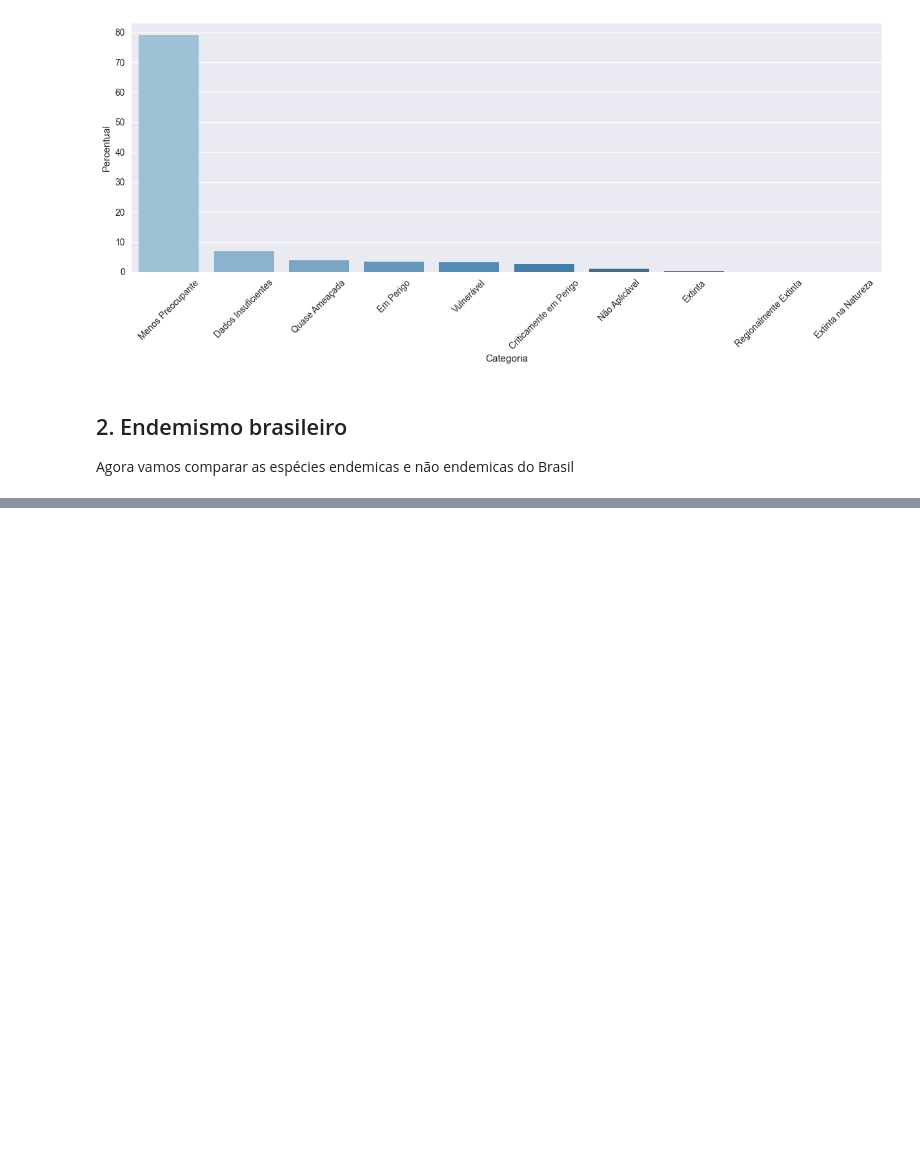
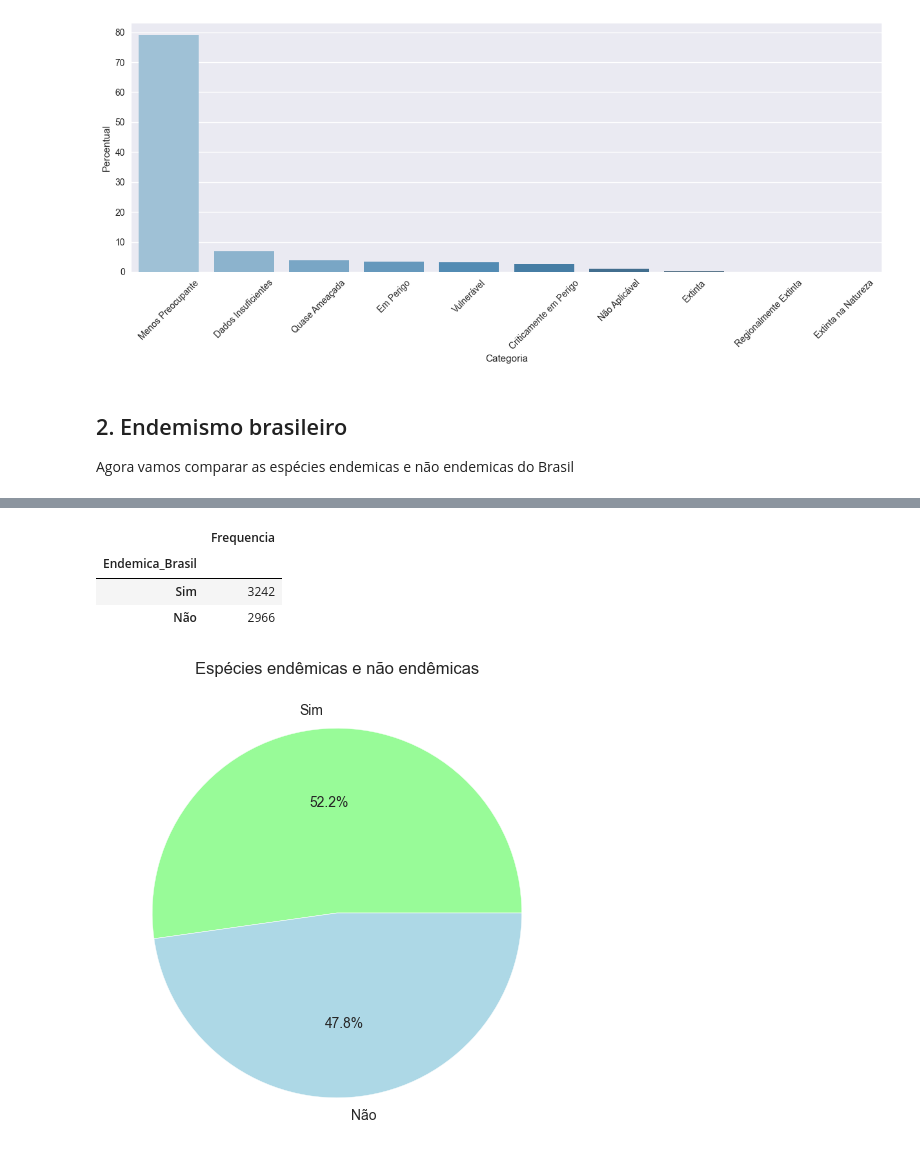
Before and after one commit to Carrascofs/analise-biodiversidade-mata-atlantica, a Jupyter notebook: notebooks/01_limpeza_e_exploracao.ipynb, the cells around one changed output, grey strips where cells are left out. Saved outputs shown, nothing was run; the diff lists cells and outputs as text; code cells hidden in the pictures; blank space fills up the shorter version.

Commit message:
Atualizado com a análise exploratoria das espécies endemicas

```diff
--- a/notebooks/01_limpeza_e_exploracao.ipynb
+++ b/notebooks/01_limpeza_e_exploracao.ipynb
@@ -149,7 +126,7 @@ colunas_desejadas = [
 ]
 
 df = pd.read_csv(
-    "../data/raw/Salve_Mata_Atlantica.csv",
+    "data/raw/Salve_Mata_Atlantica.csv",
     encoding="utf-8",
     sep=",",
     usecols=colunas_desejadas
@@ -308,0 +303,17 @@ NameError: name 'df' is not defined
+# %%
+df_endemismo = df[df['Endemica_Brasil'].isin(['Sim', 'Não'])]
+df_endemismo = df_endemismo['Endemica_Brasil'].value_counts().to_frame(name='Frequencia')
+df_endemismo
+# %% [output]
+|  | Frequencia |
+| Endemica_Brasil |  |
+| Sim | 3242 |
+| Não | 2966 |
+# %%
+sns.set_style("whitegrid")
+plt.figure(figsize=(6,6))
+plt.pie(df_endemismo['Frequencia'], labels=df_endemismo.index, autopct='%1.1f%%', colors=['#98FB98', '#ADD8E6'])
+plt.title('Espécies endêmicas e não endêmicas')
+plt.show()
+# %% [output]
+[figure, added]
```
Also changed, not shown: parts of 15 cells of this notebook, 1 other file.
